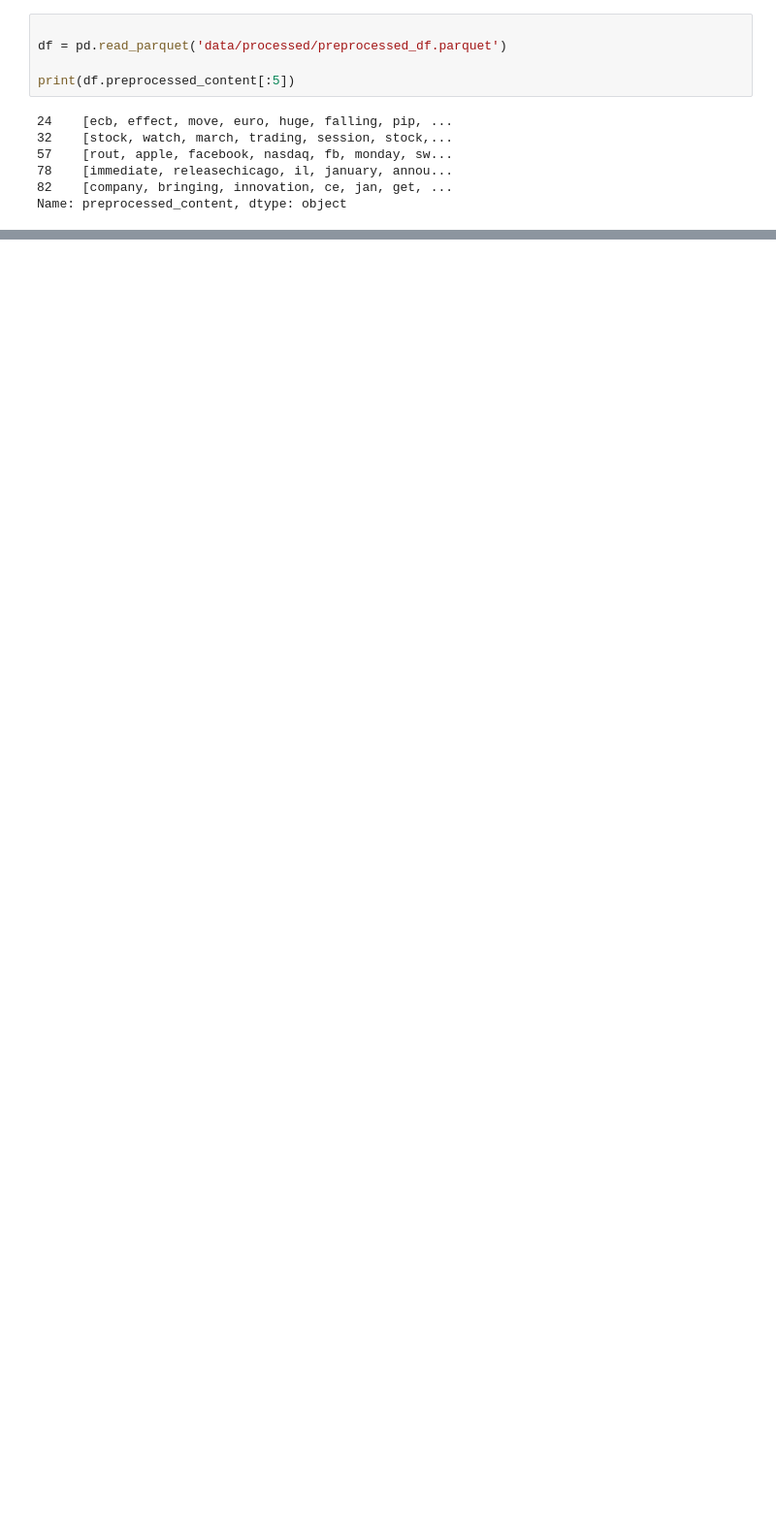
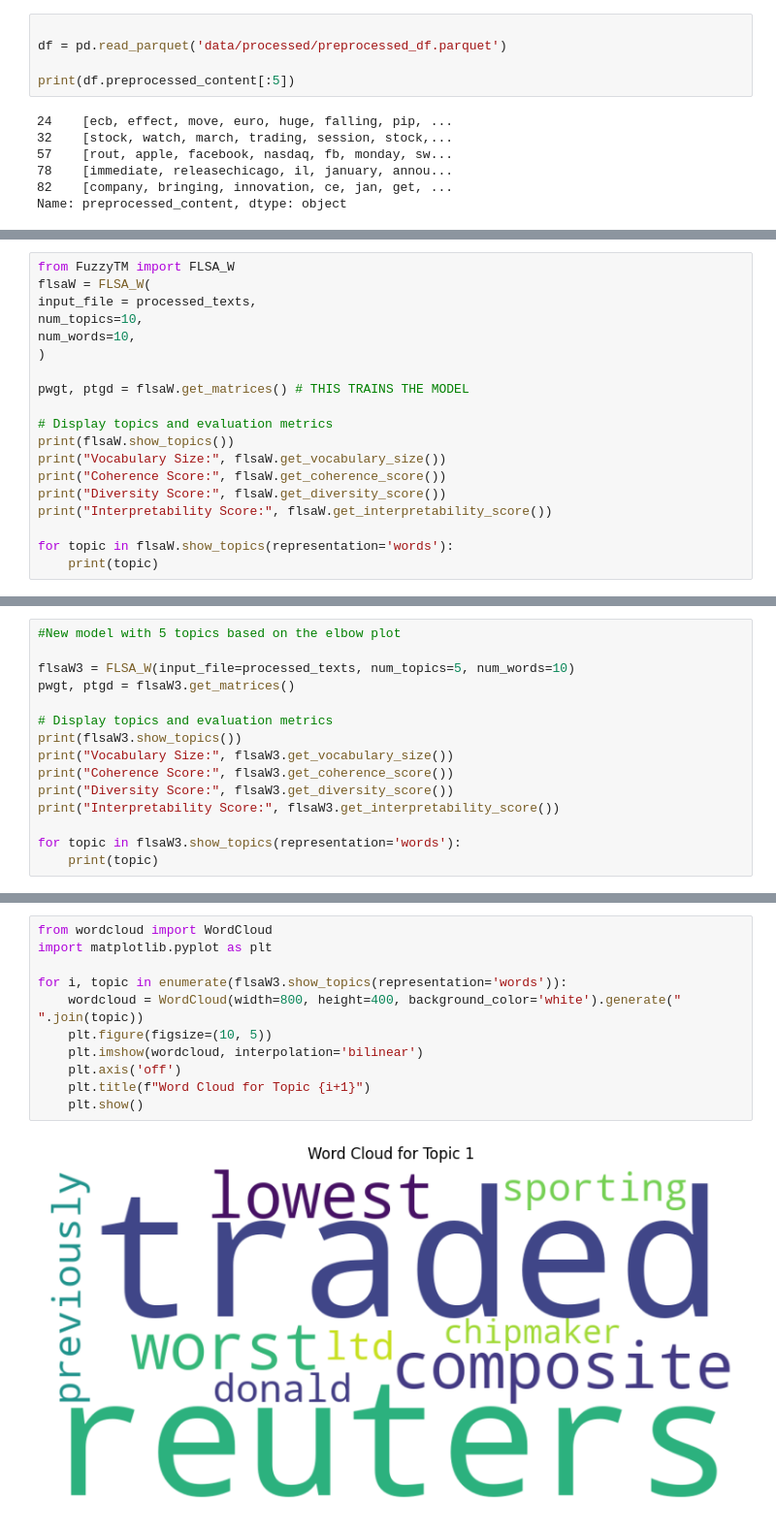
Before and after one commit to Floor99/NLP_group_9, a Jupyter notebook: NLP/nlp/Mazmodel.ipynb, the cells around one changed output, grey strips where cells are left out. Shown: that part at 97% size. Drawn from its saved outputs; the diff is of its cells as text; blank space fills up the shorter version.

```diff
--- a/NLP/nlp/Mazmodel.ipynb
+++ b/NLP/nlp/Mazmodel.ipynb
@@ -140,0 +84,19 @@ print(df[['preprocessed_content', 'Topic']])
+# %%
+from FuzzyTM import FLSA_W
+flsaW = FLSA_W(
+input_file = processed_texts,
+num_topics=10,
+num_words=10,
+)
+
+pwgt, ptgd = flsaW.get_matrices() # THIS TRAINS THE MODEL
+
+# Display topics and evaluation metrics
+print(flsaW.show_topics())
+print("Vocabulary Size:", flsaW.get_vocabulary_size())
+print("Coherence Score:", flsaW.get_coherence_score())
+print("Diversity Score:", flsaW.get_diversity_score())
+print("Interpretability Score:", flsaW.get_interpretability_score())
+
+for topic in flsaW.show_topics(representation='words'):
+    print(topic)
@@ -140,0 +218,15 @@ print(df[['preprocessed_content', 'Topic']])
+# %%
+#New model with 5 topics based on the elbow plot
+
+flsaW3 = FLSA_W(input_file=processed_texts, num_topics=5, num_words=10)
+pwgt, ptgd = flsaW3.get_matrices()
+
+# Display topics and evaluation metrics
+print(flsaW3.show_topics())
+print("Vocabulary Size:", flsaW3.get_vocabulary_size())
+print("Coherence Score:", flsaW3.get_coherence_score())
+print("Diversity Score:", flsaW3.get_diversity_score())
+print("Interpretability Score:", flsaW3.get_interpretability_score())
+
+for topic in flsaW3.show_topics(representation='words'):
+    print(topic)
@@ -140,0 +244,13 @@ print(df[['preprocessed_content', 'Topic']])
+# %%
+from wordcloud import WordCloud
+import matplotlib.pyplot as plt
+
+for i, topic in enumerate(flsaW3.show_topics(representation='words')):
+    wordcloud = WordCloud(width=800, height=400, background_color='white').generate(" ".join(topic))
+    plt.figure(figsize=(10, 5))
+    plt.imshow(wordcloud, interpolation='bilinear')
+    plt.axis('off')
+    plt.title(f"Word Cloud for Topic {i+1}")
+    plt.show()
+# %% [output]
+[figure, added]
```
Also changed, not shown: parts of 12 cells of this notebook, 4 other files.
